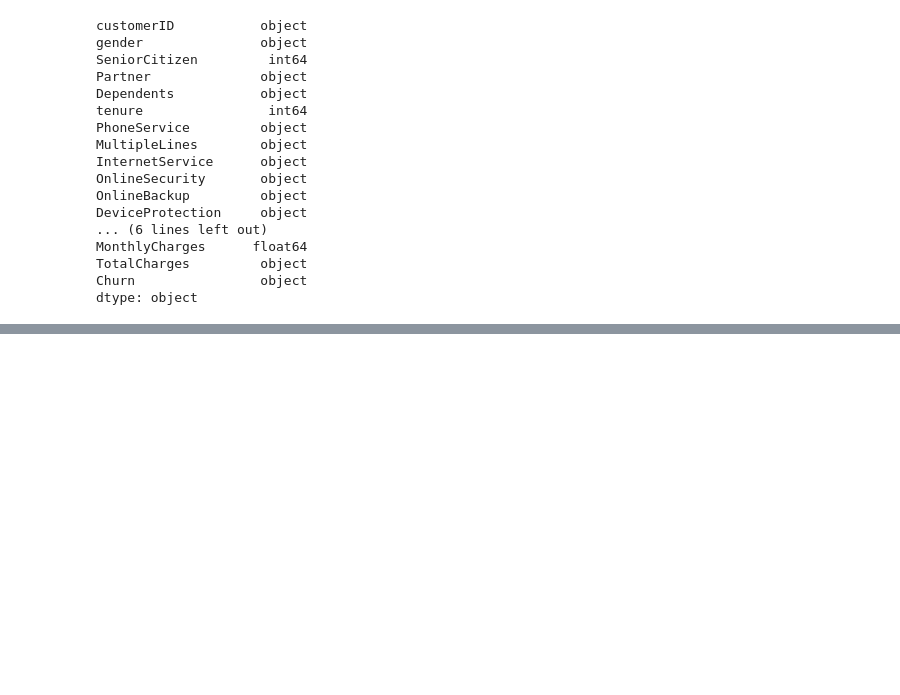
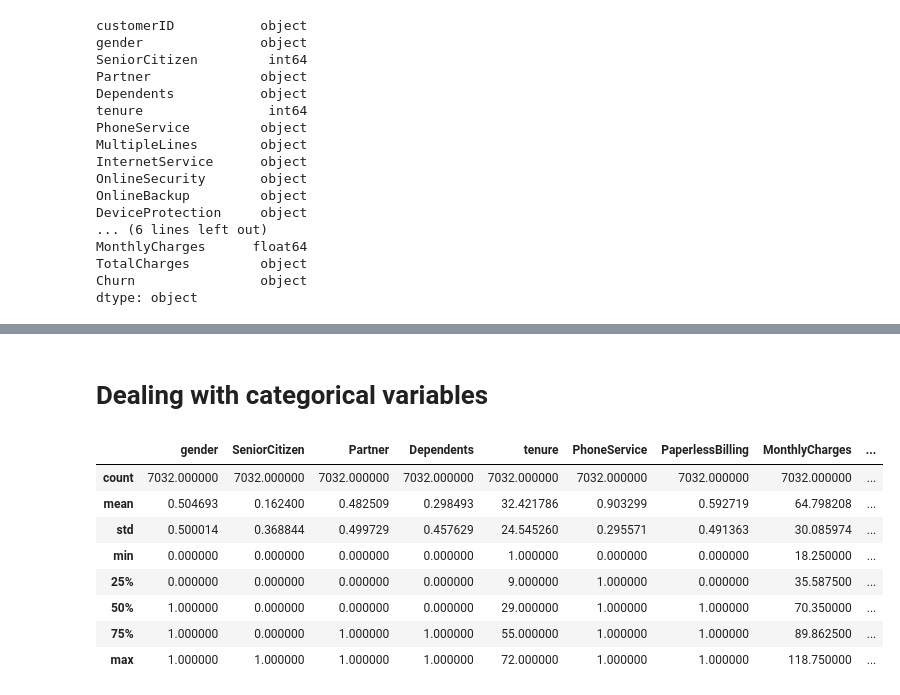
Before and after one commit to LFaza1/da_process, a Jupyter notebook: data_analytics.ipynb, the cells around one changed output, grey strips where cells are left out. Drawn from its saved outputs; the diff is of its cells as text; code cells hidden in the pictures; blank space fills up the shorter version.

Commit message:
Encoding categorical variables

```diff
--- a/data_analytics.ipynb
+++ b/data_analytics.ipynb
@@ -76,0 +172,3 @@ dtype: object
+# %%
+#removing rows whose tenure is less than 1
+df = df[df['tenure'] >= 1]
@@ -76,0 +208,4 @@ dtype: object
+# %%
+#getting unique values for each catergorical variable
+for col in df.columns:
+    print(col, df[col].nunique())
@@ -76,0 +233,29 @@ dtype: object
+# %% [markdown]
+# Dealing with categorical variables
+# %%
+#drop customer ID
+df.drop('customerID', axis=1, inplace=True)
+# %%
+#Encode with 1 and 0 for binary variables
+binary_mappings = {
+    'gender': {'Female': 0, 'Male': 1},
+    'Partner': {'Yes': 1, 'No': 0},
+    'Dependents': {'Yes': 1, 'No': 0},
+    'PaperlessBilling': {'Yes': 1, 'No': 0},
+    'PhoneService': {'Yes': 1, 'No': 0},
+    'Churn': {'Yes': 1, 'No': 0}  # Target variable
+}
+for col, mapping in binary_mappings.items():
+    df[col] = df[col].map(mapping)
+# %%
+df.describe()
+# %% [output]
+|  | gender | SeniorCitizen | Partner | Dependents | tenure | PhoneService | PaperlessBilling | MonthlyCharges | ... |
+| count | 7032.000000 | 7032.000000 | 7032.000000 | 7032.000000 | 7032.000000 | 7032.000000 | 7032.000000 | 7032.000000 | ... |
+| mean | 0.504693 | 0.162400 | 0.482509 | 0.298493 | 32.421786 | 0.903299 | 0.592719 | 64.798208 | ... |
+| std | 0.500014 | 0.368844 | 0.499729 | 0.457629 | 24.545260 | 0.295571 | 0.491363 | 30.085974 | ... |
+| min | 0.000000 | 0.000000 | 0.000000 | 0.000000 | 1.000000 | 0.000000 | 0.000000 | 18.250000 | ... |
+| 25% | 0.000000 | 0.000000 | 0.000000 | 0.000000 | 9.000000 | 1.000000 | 0.000000 | 35.587500 | ... |
+| 50% | 1.000000 | 0.000000 | 0.000000 | 0.000000 | 29.000000 | 1.000000 | 1.000000 | 70.350000 | ... |
+| 75% | 1.000000 | 0.000000 | 1.000000 | 1.000000 | 55.000000 | 1.000000 | 1.000000 | 89.862500 | ... |
+| max | 1.000000 | 1.000000 | 1.000000 | 1.000000 | 72.000000 | 1.000000 | 1.000000 | 118.750000 | ... |
```
Also changed, not shown: parts of 14 cells of this notebook.
